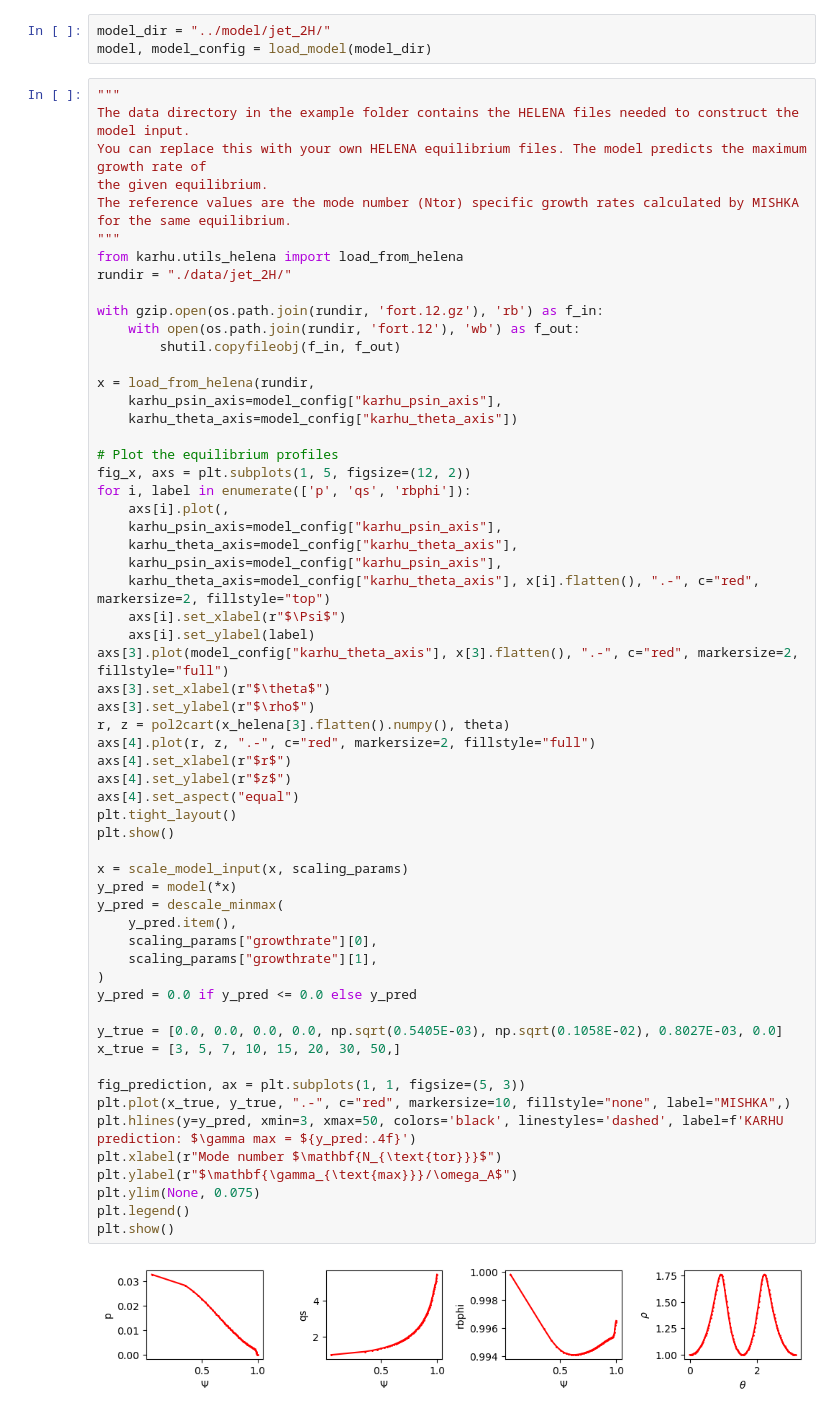
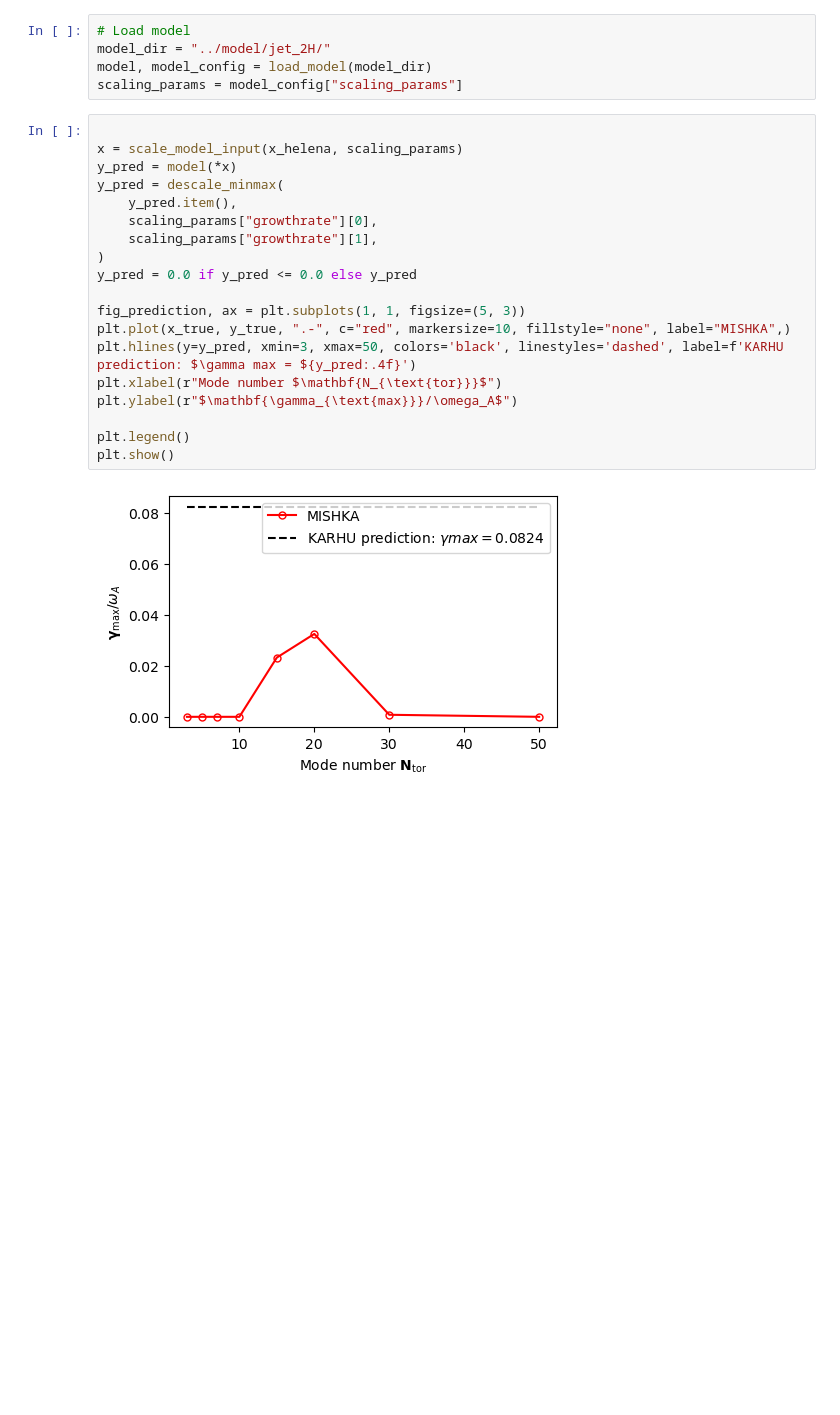
Before and after one commit to DIGIfusion/karhu, a Jupyter notebook: example/run_inference.ipynb, the cells around one changed output. Saved outputs shown, nothing was run; the diff lists cells and outputs as text; blank space fills up the shorter version.

```diff
--- a/example/run_inference.ipynb
+++ b/example/run_inference.ipynb
@@ -15,64 +108,26 @@ DEVICE = "cuda" if torch.cuda.is_available() else "cpu"
 # %%
+# Load model
 model_dir = "../model/jet_2H/"
 model, model_config = load_model(model_dir)
+scaling_params = model_config["scaling_params"]
 # %%
-"""
-The data directory in the example folder contains the HELENA files needed to construct the model input.
-You can replace this with your own HELENA equilibrium files. The model predicts the maximum growth rate of
-the given equilibrium.
-The reference values are the mode number (Ntor) specific growth rates calculated by MISHKA for the same equilibrium.
-"""
-from karhu.utils_helena import load_from_helena
-rundir = "./data/jet_2H/"
 
-with gzip.open(os.path.join(rundir, 'fort.12.gz'), 'rb') as f_in:
-    with open(os.path.join(rundir, 'fort.12'), 'wb') as f_out:
-        shutil.copyfileobj(f_in, f_out)
-
-x = load_from_helena(rundir,
-    karhu_psin_axis=model_config["karhu_psin_axis"],
-    karhu_theta_axis=model_config["karhu_theta_axis"])
-
-# Plot the equilibrium profiles
-fig_x, axs = plt.subplots(1, 5, figsize=(12, 2))
-for i, label in enumerate(['p', 'qs', 'rbphi']):
-    axs[i].plot(,
-    karhu_psin_axis=model_config["karhu_psin_axis"],
-    karhu_theta_axis=model_config["karhu_theta_axis"],
-    karhu_psin_axis=model_config["karhu_psin_axis"],
-    karhu_theta_axis=model_config["karhu_theta_axis"], x[i].flatten(), ".-", c="red", markersize=2, fillstyle="top")
-    axs[i].set_xlabel(r"$\Psi$")
-    axs[i].set_ylabel(label)
-axs[3].plot(model_config["karhu_theta_axis"], x[3].flatten(), ".-", c="red", markersize=2, fillstyle="full")
-axs[3].set_xlabel(r"$\theta$")
-axs[3].set_ylabel(r"$\rho$")
-r, z = pol2cart(x_helena[3].flatten().numpy(), theta)
-axs[4].plot(r, z, ".-", c="red", markersize=2, fillstyle="full")
-axs[4].set_xlabel(r"$r$")
-axs[4].set_ylabel(r"$z$")
-axs[4].set_aspect("equal")
-plt.tight_layout()
-plt.show()
-
-x = scale_model_input(x, scaling_params)
+x = scale_model_input(x_helena, scaling_params)
 y_pred = model(*x)
 y_pred = descale_minmax(
     y_pred.item(),
     scaling_params["growthrate"][0],
     scaling_params["growthrate"][1],
 )
 y_pred = 0.0 if y_pred <= 0.0 else y_pred
 
-y_true = [0.0, 0.0, 0.0, 0.0, np.sqrt(0.5405E-03), np.sqrt(0.1058E-02), 0.8027E-03, 0.0]
-x_true = [3, 5, 7, 10, 15, 20, 30, 50,]
-
 fig_prediction, ax = plt.subplots(1, 1, figsize=(5, 3))
 plt.plot(x_true, y_true, ".-", c="red", markersize=10, fillstyle="none", label="MISHKA",)
 plt.hlines(y=y_pred, xmin=3, xmax=50, colors='black', linestyles='dashed', label=f'KARHU prediction: $\gamma max = ${y_pred:.4f}')
 plt.xlabel(r"Mode number $\mathbf{N_{\text{tor}}}$")
 plt.ylabel(r"$\mathbf{\gamma_{\text{max}}}/\omega_A$")
-plt.ylim(None, 0.075)
+
 plt.legend()
 plt.show()
 # %% [output]
-[figure, old version]
+[figure, new version]
```
Also changed, not shown: parts of 8 cells of this notebook, 23 other files.
